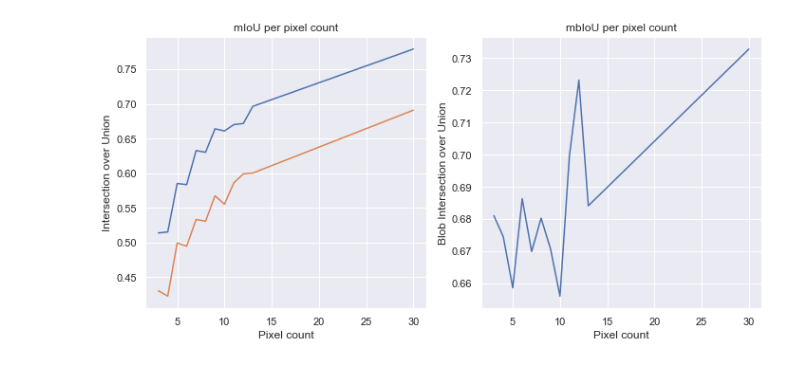
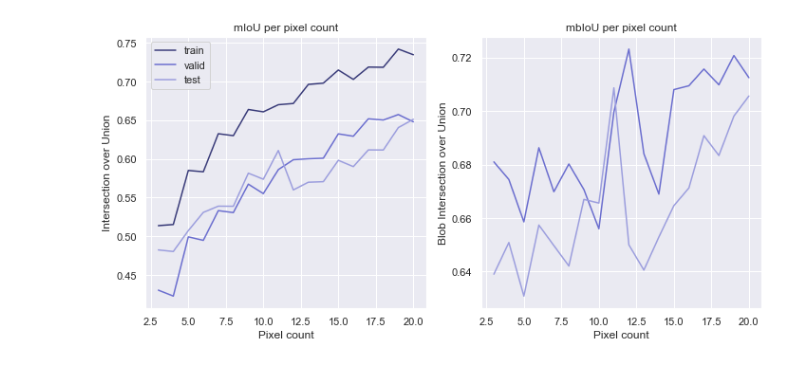
Before and after one commit to Amsterdam-Internships/Fence-Detection, a Jupyter notebook: notebooks/experiment-summary.ipynb, the cells around one changed output. Cells and saved outputs as stored; diff of their text form; code cells hidden in the pictures.

```diff
--- a/notebooks/experiment-summary.ipynb
+++ b/notebooks/experiment-summary.ipynb
@@ -122,35 +86,47 @@ plt.tight_layout()
 # %%
-experiments = [f'resnet18-unet-1600s-aug-{i}px' for i in range(3, 14)] + ['resnet18-unet-1600s-aug-30px']
-x = [i for i in range(3, 14)] + [30]
+colors = plt.get_cmap('tab20b').colors
+
+experiments = [f'resnet18-unet-1600s-aug-{i}px' for i in range(3, 21)]
+x = [i for i in range(3, 21)]
+
+experiments_2 = [f'resnet18-unet-1600s-aug-{i}px' for i in range(30, 60, 10)]
+x_2 = [30, 40, 50]
 
 max_train_iou, max_valid_iou = [], []
 max_train_biou, max_valid_biou = [], []
 
 for experiment in experiments:
     train_logs = pd.read_csv(os.path.join('..', 'experiments', experiment, 'train-log.csv'))
     valid_logs = pd.read_csv(os.path.join('..', 'experiments', experiment, 'valid-log.csv'))
 
     max_train_iou.append(train_logs.positive_iou.max())
     max_valid_iou.append(valid_logs.positive_iou.max())
 
     max_valid_biou.append(valid_logs.blob_iou.iloc[valid_logs.positive_iou.argmax()])
 
 fig, ax = plt.subplots(1, 2, figsize=(10, 5))
 
-ax[0].plot(x, max_train_iou)
-ax[0].plot(x, max_valid_iou)
+ax[0].plot(x, max_train_iou, c=colors[0])
+ax[0].plot(x, max_valid_iou, c=colors[2])
 
-ax[1].plot(x, max_valid_biou)
+ax[1].plot(x, max_valid_biou, c=colors[2])
+
+df = pd.read_csv(os.path.join('..', 'data', 'test-pxs-results.csv'))
+
+ax[0].plot(x, df.positive_iou.iloc[:-3], c=colors[3])
+ax[1].plot(x, df.blob_iou.iloc[:-3], c=colors[3])
 
 ax[0].set_title('mIoU per pixel count')
 ax[1].set_title('mbIoU per pixel count')
 
 ax[0].set_xlabel('Pixel count')
 ax[1].set_xlabel('Pixel count')
 
 ax[0].set_ylabel('Intersection over Union')
 ax[1].set_ylabel('Blob Intersection over Union')
 
+ax[0].legend(['train', 'valid', 'test'])
+
 plt.tight_layout()
 # %% [output]
-[figure, old version]
+[figure, new version]
```
Also changed, not shown: parts of 5 cells of this notebook, 8 other files.
